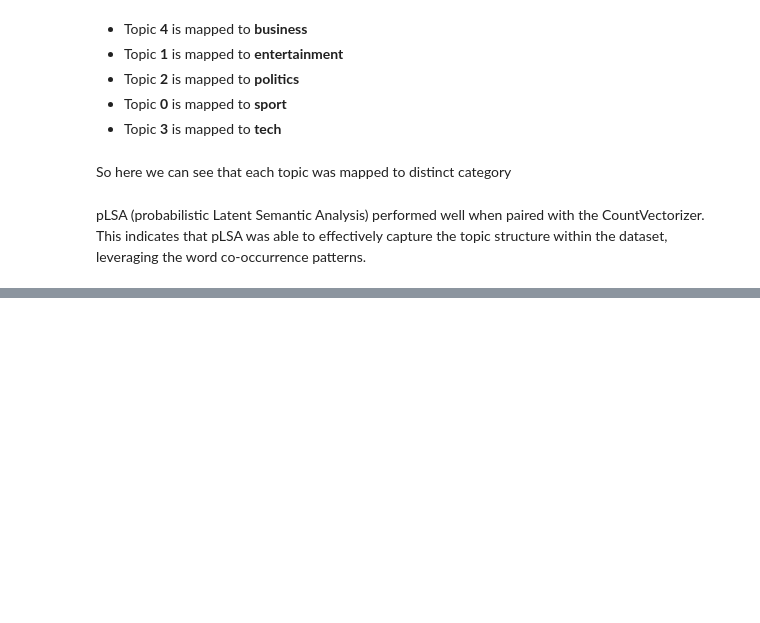
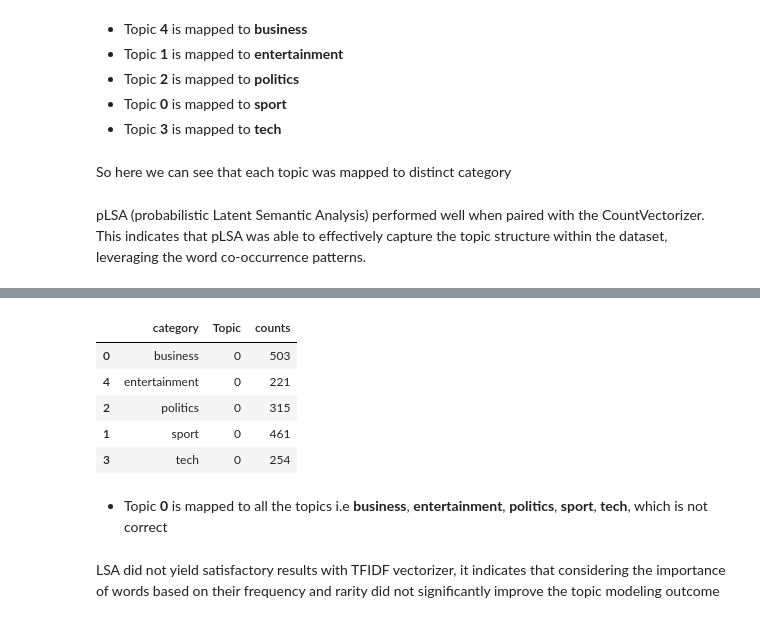
Before and after one commit to Ryansh12/Topic-Modeling-on-News-Articles, a Jupyter notebook: Topic_Modeling_on_News_Articles.ipynb, the cells around one changed output, grey strips where cells are left out. Drawn from its saved outputs; the diff is of its cells as text; code cells hidden in the pictures; blank space fills up the shorter version.

```diff
--- a/Topic_Modeling_on_News_Articles.ipynb
+++ b/Topic_Modeling_on_News_Articles.ipynb
@@ -913,0 +981,16 @@ So here we can see that each topic was mapped to distinct category
+# %%
+# So here we will map the topic number to category
+grouped_data =data[['category','Topic']].value_counts().reset_index(name='counts')
+max_count_rows = grouped_data.loc[grouped_data.groupby('category')['counts'].idxmax()]
+max_count_rows
+# %% [output]
+|  | category | Topic | counts |
+| 0 | business | 0 | 503 |
+| 4 | entertainment | 0 | 221 |
+| 2 | politics | 0 | 315 |
+| 1 | sport | 0 | 461 |
+| 3 | tech | 0 | 254 |
+# %% [markdown]
+* Topic **0** is mapped to all the topics i.e **business**, **entertainment**, **politics**, **sport**, **tech**, which is not correct
+# %% [markdown]
+LSA did not yield satisfactory results with TFIDF vectorizer, it indicates that considering the importance of words based on their frequency and rarity did not significantly improve the topic modeling outcome
```
Also changed, not shown: parts of 7 cells of this notebook.
